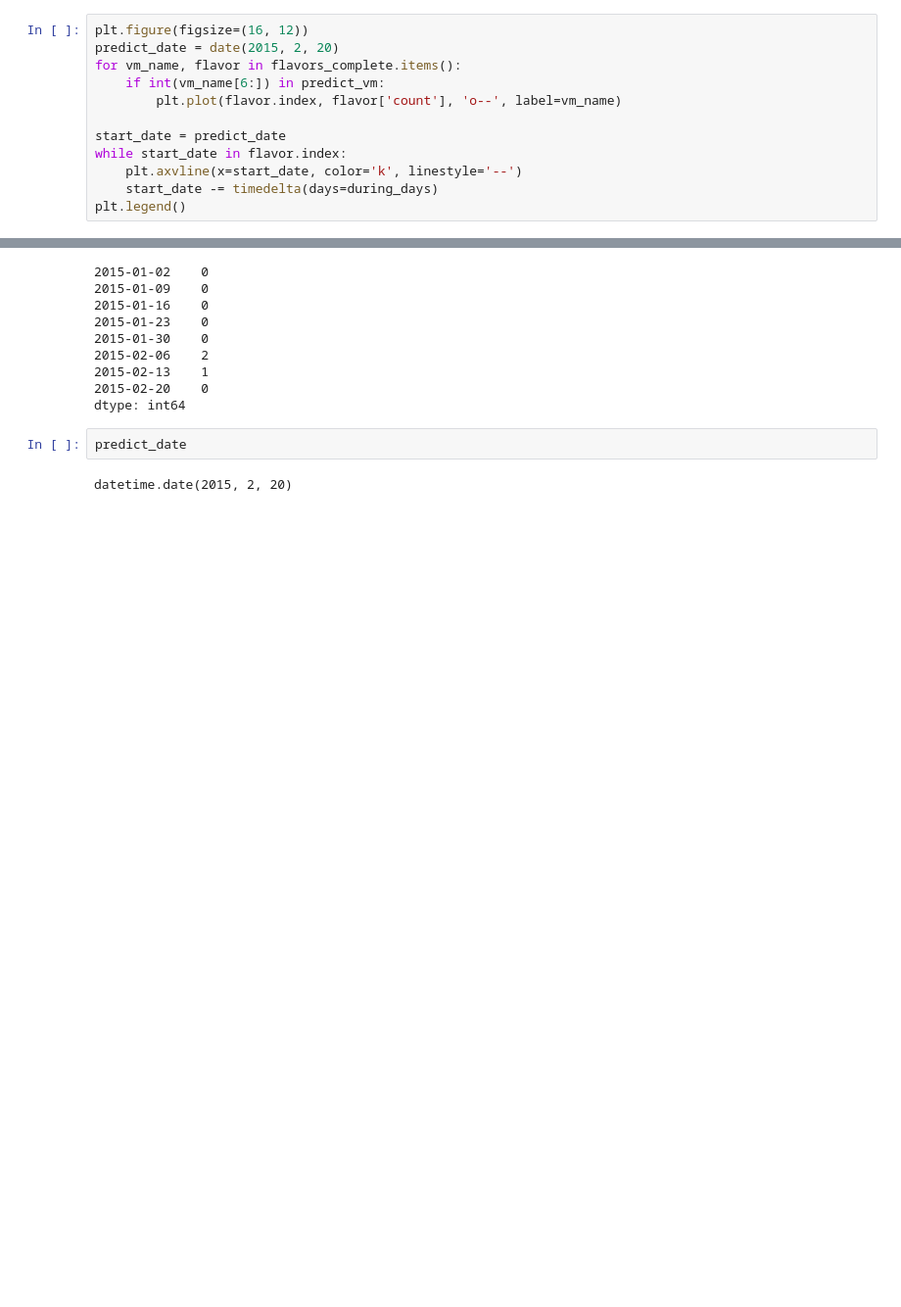
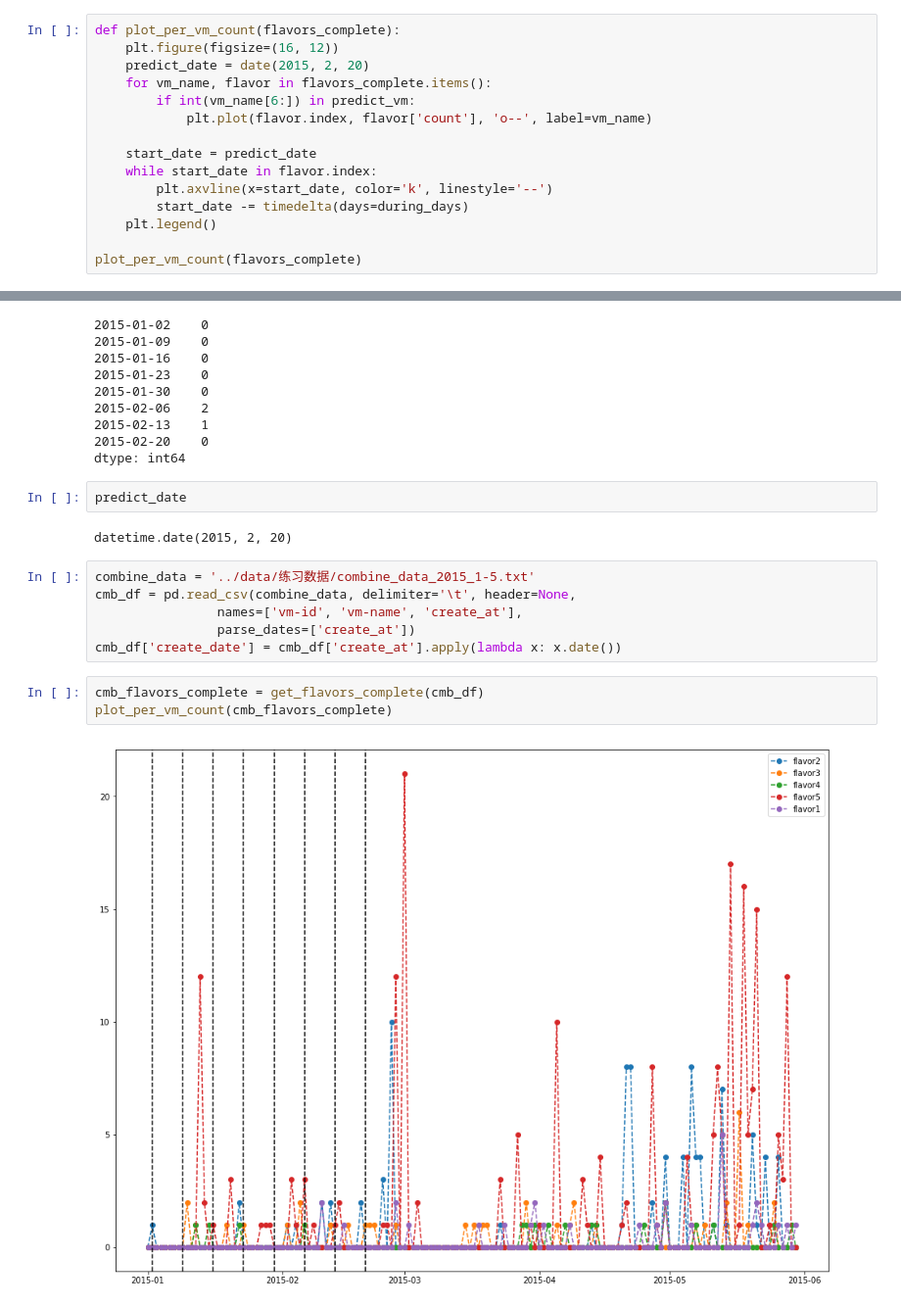
Before and after one commit to netcan/2018-HUAWEI-Codecraft, a Jupyter notebook: auxiliary/flavor_analysis.ipynb, the cells around one changed output, grey strips where cells are left out. Shown at 98% size. Cells and saved outputs as stored; diff of their text form; blank space fills up the shorter version.

```diff
--- a/auxiliary/flavor_analysis.ipynb
+++ b/auxiliary/flavor_analysis.ipynb
@@ -41,15 +45,18 @@ for flavor in df['vm-name'].unique():
 # %%
 predict_vm = range(1, 6)
 # %%
-plt.figure(figsize=(16, 12))
-predict_date = date(2015, 2, 20)
-for vm_name, flavor in flavors_complete.items():
-    if int(vm_name[6:]) in predict_vm:
-        plt.plot(flavor.index, flavor['count'], 'o--', label=vm_name)
+def plot_per_vm_count(flavors_complete):
+    plt.figure(figsize=(16, 12))
+    predict_date = date(2015, 2, 20)
+    for vm_name, flavor in flavors_complete.items():
+        if int(vm_name[6:]) in predict_vm:
+            plt.plot(flavor.index, flavor['count'], 'o--', label=vm_name)
 
-start_date = predict_date
-while start_date in flavor.index:
-    plt.axvline(x=start_date, color='k', linestyle='--')
-    start_date -= timedelta(days=during_days)
-plt.legend()
+    start_date = predict_date
+    while start_date in flavor.index:
+        plt.axvline(x=start_date, color='k', linestyle='--')
+        start_date -= timedelta(days=during_days)
+    plt.legend()
+
+plot_per_vm_count(flavors_complete)
 # %% [output]
@@ -149,3 +156,14 @@ dtype: int64
 predict_date
 # %% [output]
 datetime.date(2015, 2, 20)
+# %%
+combine_data = '../data/练习数据/combine_data_2015_1-5.txt'
+cmb_df = pd.read_csv(combine_data, delimiter='\t', header=None,
+                names=['vm-id', 'vm-name', 'create_at'],
+                parse_dates=['create_at'])
+cmb_df['create_date'] = cmb_df['create_at'].apply(lambda x: x.date())
+# %%
+cmb_flavors_complete = get_flavors_complete(cmb_df)
+plot_per_vm_count(cmb_flavors_complete)
+# %% [output]
+[figure, added]
```
Also changed, not shown: parts of 4 cells of this notebook, 10 other files.
